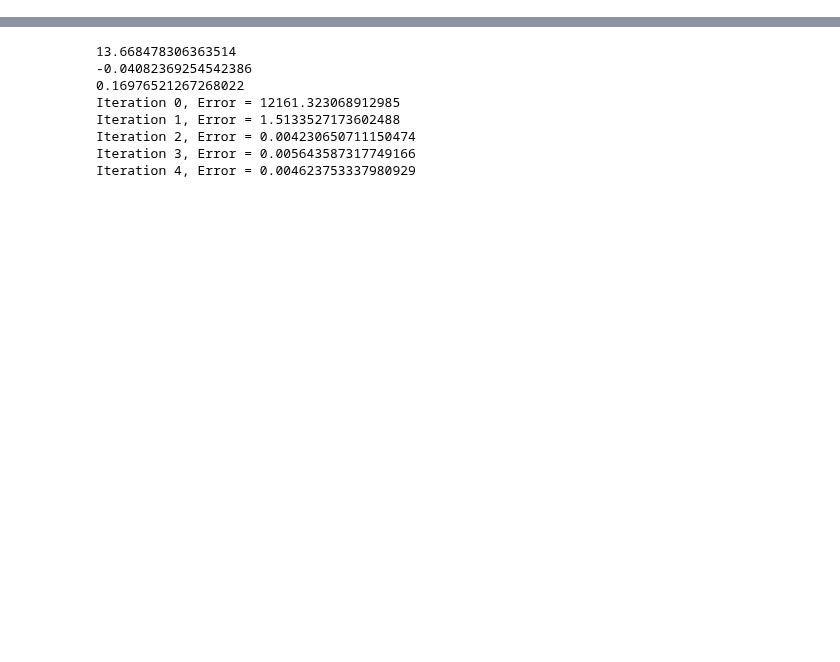
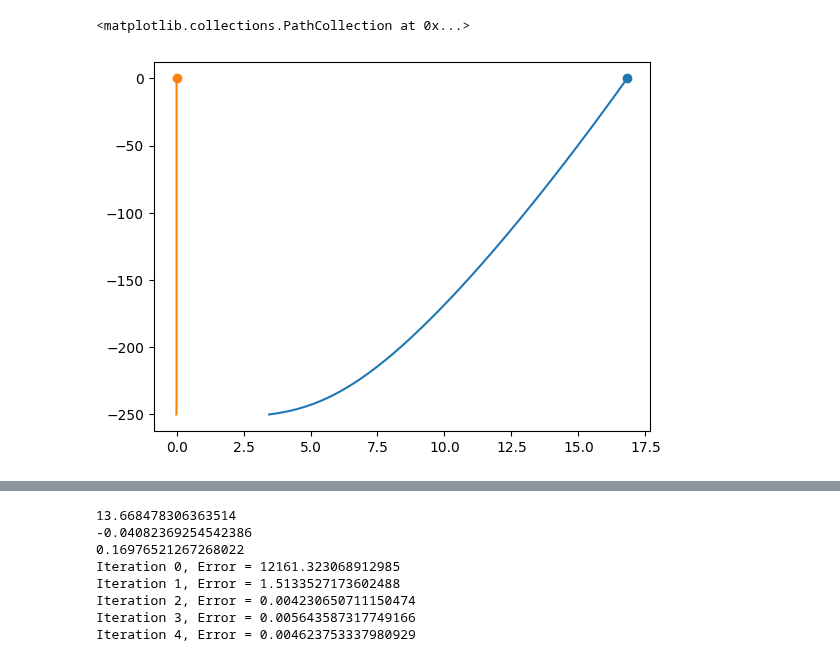
Before and after one commit to madiemamer/doubleplume, a Jupyter notebook: Documents/plume/doublePlume_toy.ipynb, the cells around one changed output, grey strips where cells are left out. Saved outputs shown, nothing was run; the diff lists cells and outputs as text; code cells hidden in the pictures; blank space fills up the shorter version.

```diff
--- a/Documents/plume/doublePlume_toy.ipynb
+++ b/Documents/plume/doublePlume_toy.ipynb
@@ -187,0 +358,22 @@ Initial Vol. Flux = 314.1592653589793. Initial Mom. Flux = 314.1592653589793.
+# %%
+chi = 0.0001
+rho_b = 1.204
+rho_a = rho_eq(34, 2)
+rho_r = 1024.
+rho_i = rho_eq(Si, Ti)
+uo = 0
+bo = 0
+rho_m = chi * rho_b + (1-chi) * rho_i
+
+Ei, Eo, Ea, Ep = entrainment(ui, uo, bi, bo, rho_a, rho_i, rho_r)
+
+plt.plot(Ei, z)
+# plt.plot(Eo, z)
+# plt.plot(Ea, z)
+plt.plot(Ep, z)
+
+plt.scatter(Ei[-1],z[-1])
+plt.scatter(Ep[-1],z[-1])
+# %% [output]
+<matplotlib.collections.PathCollection at 0x...>
+[figure, added]
```
Also changed, not shown: parts of 23 cells of this notebook.
